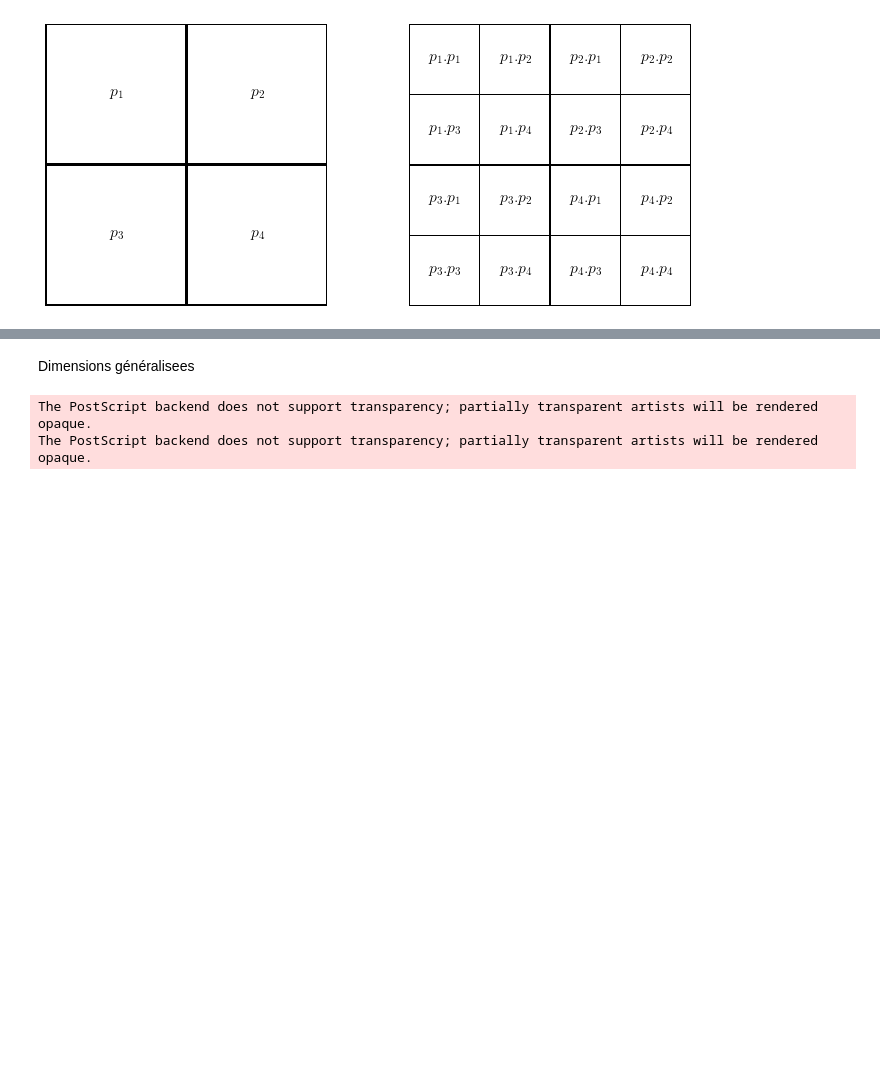
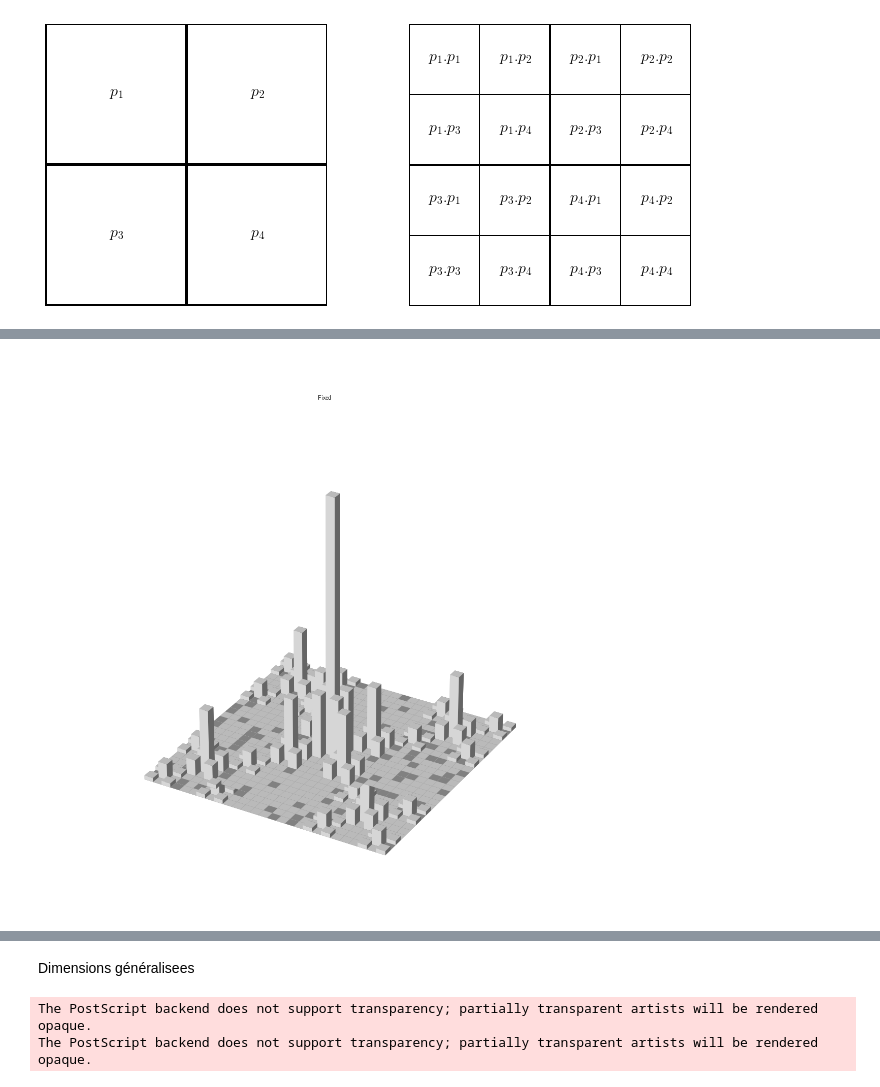
Before and after one commit to fsemecurbe/GWFA, a Jupyter notebook: image.ipynb, the cells around one changed output, grey strips where cells are left out. Cells and saved outputs as stored; diff of their text form; code cells hidden in the pictures; blank space fills up the shorter version.

```diff
--- a/image.ipynb
+++ b/image.ipynb
@@ -164,0 +91,57 @@ plt.savefig('3d_cascade.png')
+# %%
+import numpy as np
+import matplotlib.pyplot as plt
+from mpl_toolkits.mplot3d import Axes3D
+from scipy.stats import multivariate_normal
+
+
+def sph2cart(r, theta, phi):
+    '''spherical to cartesian transformation.'''
+    x = r * np.sin(theta) * np.cos(phi)
+    y = r * np.sin(theta) * np.sin(phi)
+    z = r * np.cos(theta)
+    return x, y, z
+
+def sphview(ax):
+    '''returns the camera position for 3D axes in spherical coordinates'''
+    r = np.square(np.max([ax.get_xlim(), ax.get_ylim()], 1)).sum()
+    theta, phi = np.radians((90-ax.elev, ax.azim))
+    return r, theta, phi
+
+def ravzip(*itr):
+    '''flatten and zip arrays'''
+    return zip(*map(np.ravel, itr))
+
+#Generate data
+res = 27
+sl = slice(-3, 3, complex(res))
+Y, X = np.mgrid[sl, sl]
+grid = np.array([X, Y])
+(dx,), (dy,) = 0.8*np.diff(X[0,:2]), 0.8*np.diff(Y[:2,0])
+
+#2D Gaussian
+mu = (0, 0)
+covm = np.array([[ 0.8,  0.3],
+                 [ 0.3,  0.5]])
+rv = multivariate_normal(mu, covm)
+Zg = rv.pdf(grid.transpose(1,2,0)).T
+
+#generate the figure
+fig, ( ax2) = plt.subplots(1,1, subplot_kw=dict(projection='3d'))
+
+
+#Fixed bar3d
+ax2.set_title('Fixed')
+ax2.set_axis_off()
+xyz = np.array(sph2cart(*sphview(ax2)), ndmin=3).T       #camera position in xyz
+zo = np.multiply([X, Y, np.zeros_like(Zg)], xyz).sum(0)  #"distance" of bars from camera
+
+bars = np.empty(cas32.shape, dtype=object)
+for i, (x,y,dz,o) in enumerate(ravzip(X2.ravel(), Y2.ravel(), cas32.ravel(), zo)):
+    j, k = divmod(i, res)
+    bars[j, k] = pl = ax2.bar3d(x, y, 0, 1, 1, dz, '0.95')
+    pl._sort_zpos = o
+
+plt.show()
+# %% [output]
+[figure, added]
```
Also changed, not shown: parts of 5 cells of this notebook.
